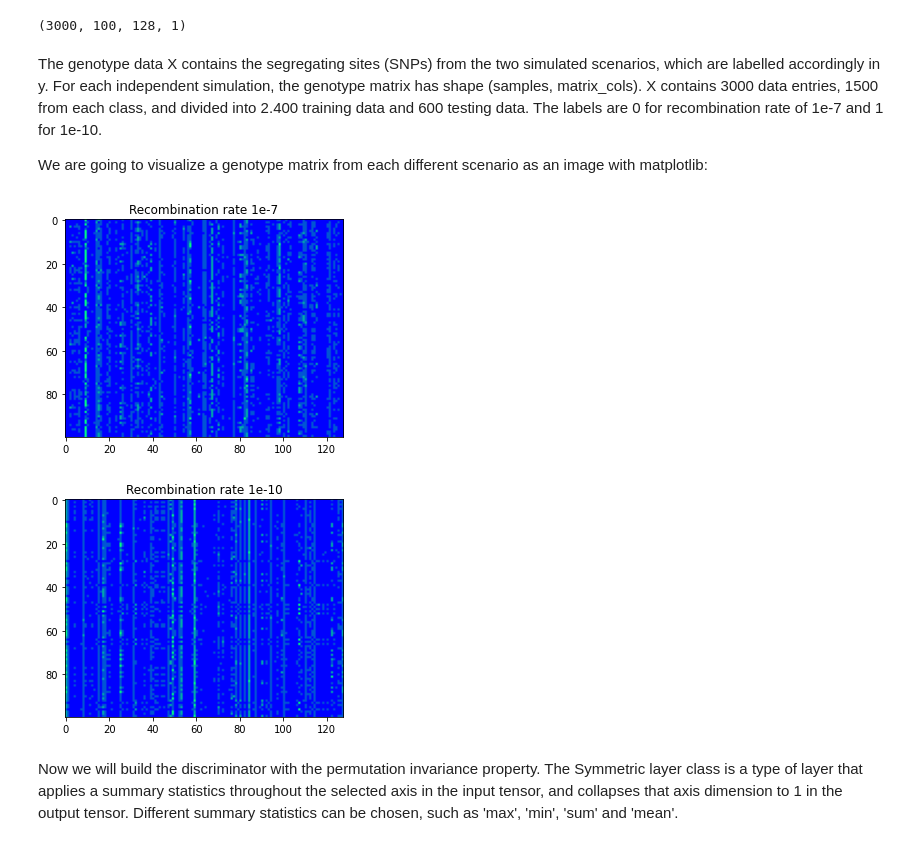
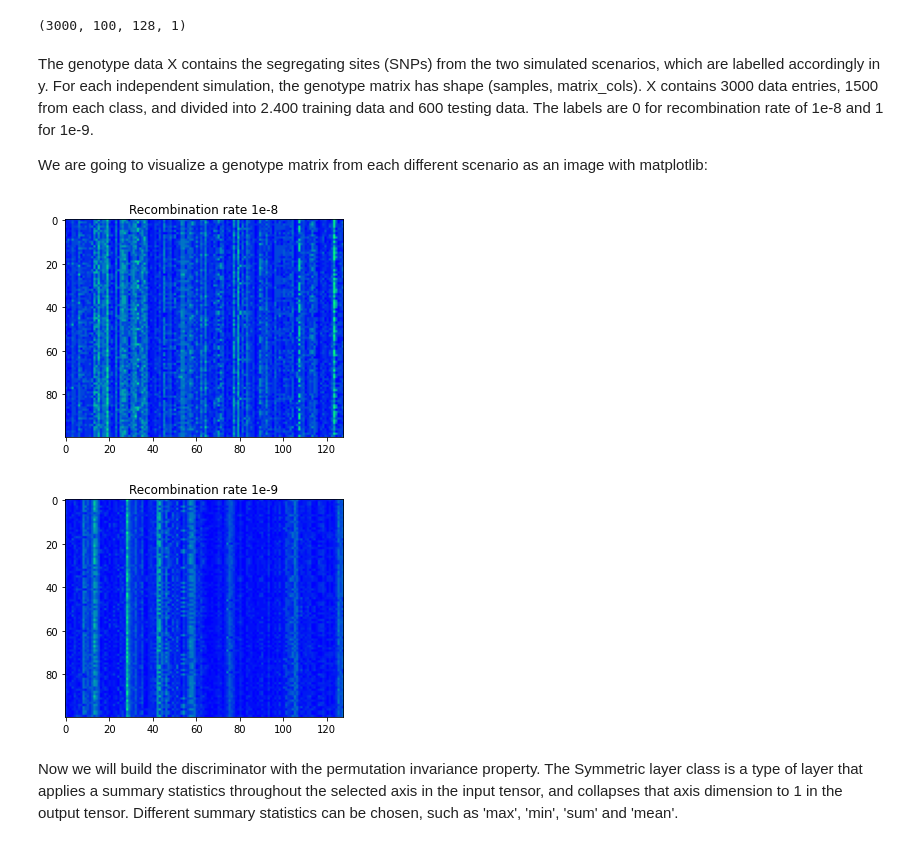
Before and after one commit to pabloswfly/genomcmcgan, a Jupyter notebook: Discriminator.ipynb, the cells around one changed output. Cells and saved outputs as stored; diff of their text form; code cells hidden in the pictures.

```diff
--- a/Discriminator.ipynb
+++ b/Discriminator.ipynb
@@ -21,13 +21,13 @@ from tensorflow.keras.optimizers import Adam
 def fixed_size_geno(ts, x):
   """Returns a genotype matrix with a fixed number of columns, as specified in x"""
 
-    m = np.zeros((ts.num_samples, x), dtype=float)
+  m = np.zeros((ts.num_samples, x), dtype=float)
 
-    for variant in ts.variants():
-        j = int(variant.site.position * x / ts.sequence_length)
-        m[:, j] += variant.genotypes
+  for variant in ts.variants():
+      j = int(variant.site.position * x / ts.sequence_length)
+      m[:, j] += variant.genotypes
 
-    return m
+  return m
 
 
 
@@ -42,7 +42,7 @@ def scale_matrix(m):
 def simulate_data(samples, n_reps, fixed_size, recomb_rate, seed, scale=True):
   """Simulate demographic data, returning a tensor with n_reps number of genotype matrices"""
 
-  sims = msprime.simulate(sample_size=samples, Ne=10000, length=1e5, mutation_rate=1e-8,
+  sims = msprime.simulate(sample_size=samples, Ne=10000, length=1e6, mutation_rate=1e-8,
               recombination_rate=recomb_rate, num_replicates=n_reps, random_seed=seed)
 
 
@@ -67,8 +67,8 @@ def simulate_data(samples, n_reps, fixed_size, recomb_rate, seed, scale=True):
 n_reps = 1500
 samples = 100
 matrix_cols = 128
-gen0 = simulate_data(samples, n_reps, matrix_cols, 1e-7, 31415)
-gen1 = simulate_data(samples, n_reps, matrix_cols, 1e-10, 27182)
+gen0 = simulate_data(samples, n_reps, matrix_cols, 1e-8, 31415)
+gen1 = simulate_data(samples, n_reps, matrix_cols, 1e-9, 27182)
 X = np.concatenate((gen0, gen1))
 y = np.concatenate((np.zeros((n_reps)), np.ones((n_reps))))
 
@@ -79,21 +79,21 @@ xtrain, xtest, ytrain, ytest = train_test_split(X, y, test_size=0.20)
 # %% [output]
 (3000, 100, 128, 1)
 # %% [markdown]
-The genotype data X contains the segregating sites (SNPs) from the two simulated scenarios, which are labelled accordingly in y.  For each independent simulation, the genotype matrix has shape (samples, matrix_cols). X contains 3000 data entries, 1500 from each class, and divided into 2.400 training data and 600 testing data. The labels are 0 for recombination rate of 1e-7 and 1 for 1e-10.
+The genotype data X contains the segregating sites (SNPs) from the two simulated scenarios, which are labelled accordingly in y.  For each independent simulation, the genotype matrix has shape (samples, matrix_cols). X contains 3000 data entries, 1500 from each class, and divided into 2.400 training data and 600 testing data. The labels are 0 for recombination rate of 1e-8 and 1 for 1e-9.
 
 We are going to visualize a genotype matrix from each different scenario as an image with matplotlib:
 # %%
 plt.imshow(np.squeeze(gen0[0]), cmap="winter")
-plt.title("Recombination rate 1e-7")
-plt.savefig("genomat_rr7.png")
+plt.title("Recombination rate 1e-8")
+plt.savefig("genomat_rr8.png")
 plt.show()
 plt.imshow(np.squeeze(gen1[0]), cmap="winter")
-plt.title("Recombination rate 1e-10")
-plt.savefig("genomat_rr10.png")
+plt.title("Recombination rate 1e-9")
+plt.savefig("genomat_rr9.png")
 plt.show()
 # %% [output]
-[figure, old version]
+[figure, new version]
-[figure, old version]
+[figure, new version]
 # %% [markdown]
 Now we will build the discriminator with the permutation invariance property. The Symmetric layer class is a type of layer that applies a summary statistics throughout the selected axis in the input tensor, and collapses that axis dimension to 1 in the output tensor. Different summary statistics can be chosen, such as 'max', 'min', 'sum' and 'mean'.
 # %%
```
Also changed, not shown: parts of 4 cells of this notebook.
